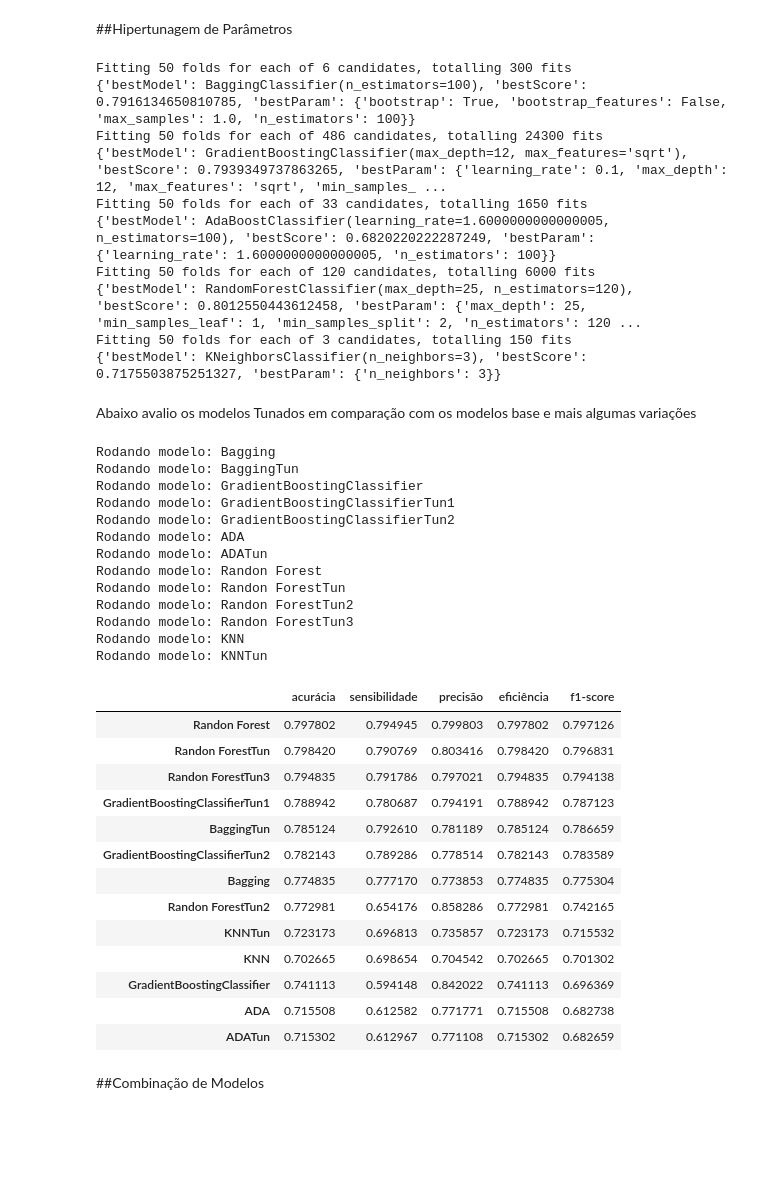
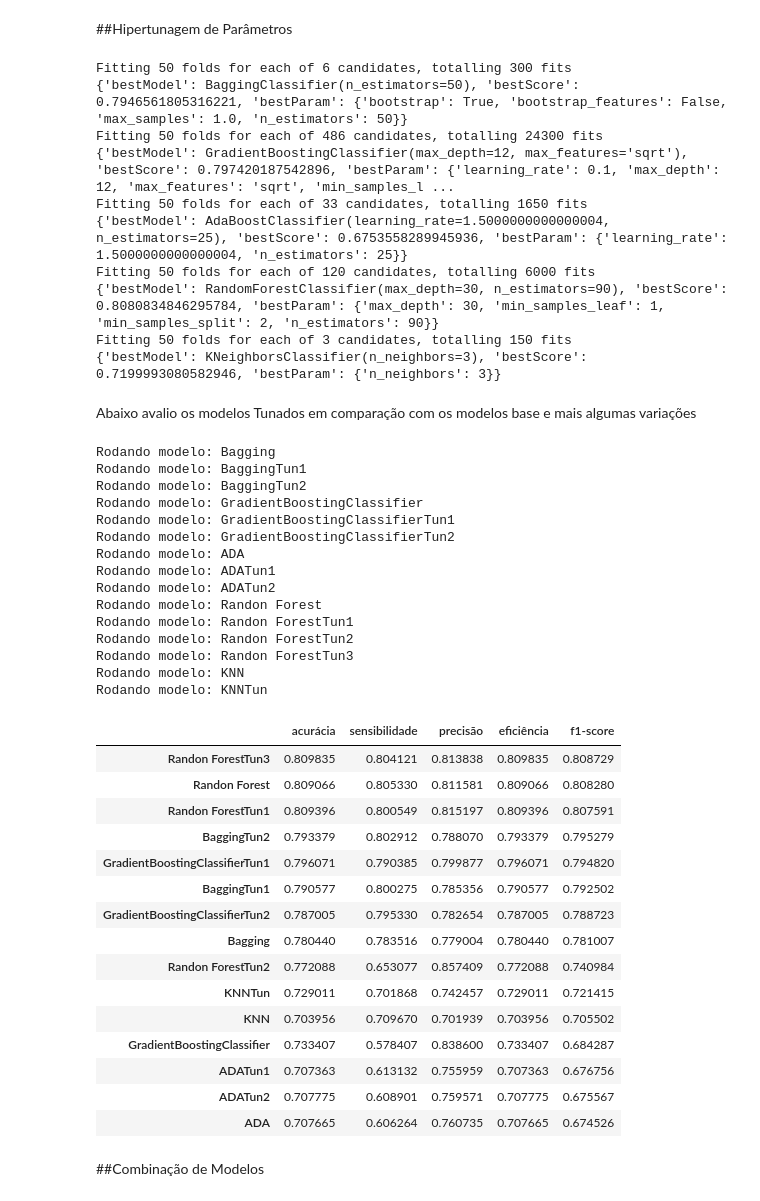
Before and after one commit to angeruzzi/CompeticoesML, a Jupyter notebook: 6a_Flai_202111_2o_lugar.ipynb, the cells around one changed output. Cells and saved outputs as stored; diff of their text form; code cells hidden in the pictures; blank space fills up the shorter version.

```diff
--- a/6a_Flai_202111_2o_lugar.ipynb
+++ b/6a_Flai_202111_2o_lugar.ipynb
@@ -346,7 +343,7 @@ Testei algumas estratégias de tratamento dos dados porém mantive apenas a que
 # %%
 def aux_Missing(x):
     if x == '---':
-      return None
+      return "outro"
     else:
       return x
 
@@ -595,40 +580,44 @@ for i in range(len(testeTunModels)):
   print(ret)
 # %% [output]
 Fitting 50 folds for each of 6 candidates, totalling 300 fits
-{'bestModel': BaggingClassifier(n_estimators=100), 'bestScore': 0.7916134650810785, 'bestParam': {'bootstrap': True, 'bootstrap_features': False, 'max_samples': 1.0, 'n_estimators': 100}}
+{'bestModel': BaggingClassifier(n_estimators=50), 'bestScore': 0.7946561805316221, 'bestParam': {'bootstrap': True, 'bootstrap_features': False, 'max_samples': 1.0, 'n_estimators': 50}}
 Fitting 50 folds for each of 486 candidates, totalling 24300 fits
-{'bestModel': GradientBoostingClassifier(max_depth=12, max_features='sqrt'), 'bestScore': 0.7939349737863265, 'bestParam': {'learning_rate': 0.1, 'max_depth': 12, 'max_features': 'sqrt', 'min_samples_ ...
+{'bestModel': GradientBoostingClassifier(max_depth=12, max_features='sqrt'), 'bestScore': 0.797420187542896, 'bestParam': {'learning_rate': 0.1, 'max_depth': 12, 'max_features': 'sqrt', 'min_samples_l ...
 Fitting 50 folds for each of 33 candidates, totalling 1650 fits
-{'bestModel': AdaBoostClassifier(learning_rate=1.6000000000000005, n_estimators=100), 'bestScore': 0.6820220222287249, 'bestParam': {'learning_rate': 1.6000000000000005, 'n_estimators': 100}}
+{'bestModel': AdaBoostClassifier(learning_rate=1.5000000000000004, n_estimators=25), 'bestScore': 0.6753558289945936, 'bestParam': {'learning_rate': 1.5000000000000004, 'n_estimators': 25}}
 Fitting 50 folds for each of 120 candidates, totalling 6000 fits
-{'bestModel': RandomForestClassifier(max_depth=25, n_estimators=120), 'bestScore': 0.8012550443612458, 'bestParam': {'max_depth': 25, 'min_samples_leaf': 1, 'min_samples_split': 2, 'n_estimators': 120 ...
+{'bestModel': RandomForestClassifier(max_depth=30, n_estimators=90), 'bestScore': 0.8080834846295784, 'bestParam': {'max_depth': 30, 'min_samples_leaf': 1, 'min_samples_split': 2, 'n_estimators': 90}}
 Fitting 50 folds for each of 3 candidates, totalling 150 fits
-{'bestModel': KNeighborsClassifier(n_neighbors=3), 'bestScore': 0.7175503875251327, 'bestParam': {'n_neighbors': 3}}
+{'bestModel': KNeighborsClassifier(n_neighbors=3), 'bestScore': 0.7199993080582946, 'bestParam': {'n_neighbors': 3}}
 # %% [markdown]
 Abaixo avalio os modelos Tunados em comparação com os modelos base e mais algumas variações
 # %%
 mod_bag        = BaggingClassifier()
-mod_bagTun     = BaggingClassifier(bootstrap=True, bootstrap_features=False, max_samples=1.0, n_estimators=100)
+mod_bagTun1    = BaggingClassifier(bootstrap=True, bootstrap_features=False, max_samples=1.0, n_estimators=50)
+mod_bagTun2    = BaggingClassifier(bootstrap=True, bootstrap_features=False, max_samples=1.0, n_estimators=100)
 mod_gbc        = GradientBoostingClassifier()
 mod_gbcTun1    = GradientBoostingClassifier(learning_rate=0.1, max_depth=12, max_features='sqrt', min_samples_leaf=1, min_samples_split=2, n_estimators=100)
 mod_gbcTun2    = GradientBoostingClassifier(learning_rate=0.5, max_depth=10, max_features="sqrt", min_samples_leaf=1, min_samples_split=5, n_estimators=100)
 mod_ada        = AdaBoostClassifier()
-mod_adaTun     = AdaBoostClassifier(learning_rate=1.6, n_estimators=100)
+mod_adaTun1    = AdaBoostClassifier(learning_rate=1.5, n_estimators=25)
+mod_adaTun2    = AdaBoostClassifier(learning_rate=1.6, n_estimators=100)
 mod_rfor       = RandomForestClassifier()
 mod_rforTun1   = RandomForestClassifier(max_depth=25, min_samples_leaf=1, min_samples_split=2, n_estimators=120)
 mod_rforTun2   = RandomForestClassifier(max_depth=12, min_samples_leaf=1, min_samples_split=2, n_estimators=130)
-mod_rforTun3   = RandomForestClassifier(max_depth=30, min_samples_leaf=1, min_samples_split=2, n_estimators= 80)
+mod_rforTun3   = RandomForestClassifier(max_depth=30, min_samples_leaf=1, min_samples_split=2, n_estimators= 90)
 mod_knn        = KNeighborsClassifier()
 mod_knnTun     = KNeighborsClassifier(n_neighbors=3)
 
 lista_de_modelosTun = [
       mod_bag     ,
-      mod_bagTun  ,
+      mod_bagTun1 ,
+      mod_bagTun2 ,
       mod_gbc     ,
       mod_gbcTun1 ,
       mod_gbcTun2 ,
       mod_ada     ,
-      mod_adaTun  ,
+      mod_adaTun1 ,
+      mod_adaTun2 ,
       mod_rfor    ,
       mod_rforTun1,
       mod_rforTun2,
@@ -639,14 +628,16 @@ lista_de_modelosTun = [
 
 nome_dos_modelosTun = [
       'Bagging',
-      'BaggingTun',
+      'BaggingTun1',
+      'BaggingTun2',
       'GradientBoostingClassifier',
       'GradientBoostingClassifierTun1',
       'GradientBoostingClassifierTun2',
       'ADA',
-      'ADATun',
+      'ADATun1',
+      'ADATun2',
       'Randon Forest',
-      'Randon ForestTun',
+      'Randon ForestTun1',
       'Randon ForestTun2',
       'Randon ForestTun3',
       'KNN',
@@ -655,38 +646,42 @@ nome_dos_modelosTun = [
 # %%
 dadosSelecX = treinoXover
 dadosSelecy = treinoyover
-validacao = RepeatedStratifiedKFold(n_splits = 5, n_repeats = 20)
+validacao = RepeatedStratifiedKFold(n_splits = 5, n_repeats = 10)
 
 resultados = CompareML(dadosSelecX, dadosSelecy, lista_de_modelosTun, nome_dos_modelosTun, validacao)
 resultados.sort_values(by = 'f1-score', ascending = False)
 # %% [output]
 Rodando modelo: Bagging
-Rodando modelo: BaggingTun
+Rodando modelo: BaggingTun1
+Rodando modelo: BaggingTun2
 Rodando modelo: GradientBoostingClassifier
 Rodando modelo: GradientBoostingClassifierTun1
 Rodando modelo: GradientBoostingClassifierTun2
 Rodando modelo: ADA
-Rodando modelo: ADATun
+Rodando modelo: ADATun1
+Rodando modelo: ADATun2
 Rodando modelo: Randon Forest
-Rodando modelo: Randon ForestTun
+Rodando modelo: Randon ForestTun1
 Rodando modelo: Randon ForestTun2
 Rodando modelo: Randon ForestTun3
 Rodando modelo: KNN
 Rodando modelo: KNNTun
 |  | acurácia | sensibilidade | precisão | eficiência | f1-score |
-| Randon Forest | 0.797802 | 0.794945 | 0.799803 | 0.797802 | 0.797126 |
-| Randon ForestTun | 0.798420 | 0.790769 | 0.803416 | 0.798420 | 0.796831 |
-| Randon ForestTun3 | 0.794835 | 0.791786 | 0.797021 | 0.794835 | 0.794138 |
-| GradientBoostingClassifierTun1 | 0.788942 | 0.780687 | 0.794191 | 0.788942 | 0.787123 |
-| BaggingTun | 0.785124 | 0.792610 | 0.781189 | 0.785124 | 0.786659 |
-| GradientBoostingClassifierTun2 | 0.782143 | 0.789286 | 0.778514 | 0.782143 | 0.783589 |
-| Bagging | 0.774835 | 0.777170 | 0.773853 | 0.774835 | 0.775304 |
-| Randon ForestTun2 | 0.772981 | 0.654176 | 0.858286 | 0.772981 | 0.742165 |
-| KNNTun | 0.723173 | 0.696813 | 0.735857 | 0.723173 | 0.715532 |
-| KNN | 0.702665 | 0.698654 | 0.704542 | 0.702665 | 0.701302 |
-| GradientBoostingClassifier | 0.741113 | 0.594148 | 0.842022 | 0.741113 | 0.696369 |
-| ADA | 0.715508 | 0.612582 | 0.771771 | 0.715508 | 0.682738 |
-| ADATun | 0.715302 | 0.612967 | 0.771108 | 0.715302 | 0.682659 |
+| Randon ForestTun3 | 0.809835 | 0.804121 | 0.813838 | 0.809835 | 0.808729 |
+| Randon Forest | 0.809066 | 0.805330 | 0.811581 | 0.809066 | 0.808280 |
+| Randon ForestTun1 | 0.809396 | 0.800549 | 0.815197 | 0.809396 | 0.807591 |
+| BaggingTun2 | 0.793379 | 0.802912 | 0.788070 | 0.793379 | 0.795279 |
+| GradientBoostingClassifierTun1 | 0.796071 | 0.790385 | 0.799877 | 0.796071 | 0.794820 |
+| BaggingTun1 | 0.790577 | 0.800275 | 0.785356 | 0.790577 | 0.792502 |
+| GradientBoostingClassifierTun2 | 0.787005 | 0.795330 | 0.782654 | 0.787005 | 0.788723 |
+| Bagging | 0.780440 | 0.783516 | 0.779004 | 0.780440 | 0.781007 |
+| Randon ForestTun2 | 0.772088 | 0.653077 | 0.857409 | 0.772088 | 0.740984 |
+| KNNTun | 0.729011 | 0.701868 | 0.742457 | 0.729011 | 0.721415 |
+| KNN | 0.703956 | 0.709670 | 0.701939 | 0.703956 | 0.705502 |
+| GradientBoostingClassifier | 0.733407 | 0.578407 | 0.838600 | 0.733407 | 0.684287 |
+| ADATun1 | 0.707363 | 0.613132 | 0.755959 | 0.707363 | 0.676756 |
+| ADATun2 | 0.707775 | 0.608901 | 0.759571 | 0.707775 | 0.675567 |
+| ADA | 0.707665 | 0.606264 | 0.760735 | 0.707665 | 0.674526 |
 # %% [markdown]
 ##Combinação de Modelos
 # %% [markdown]
```
Also changed, not shown: parts of 15 cells of this notebook.
